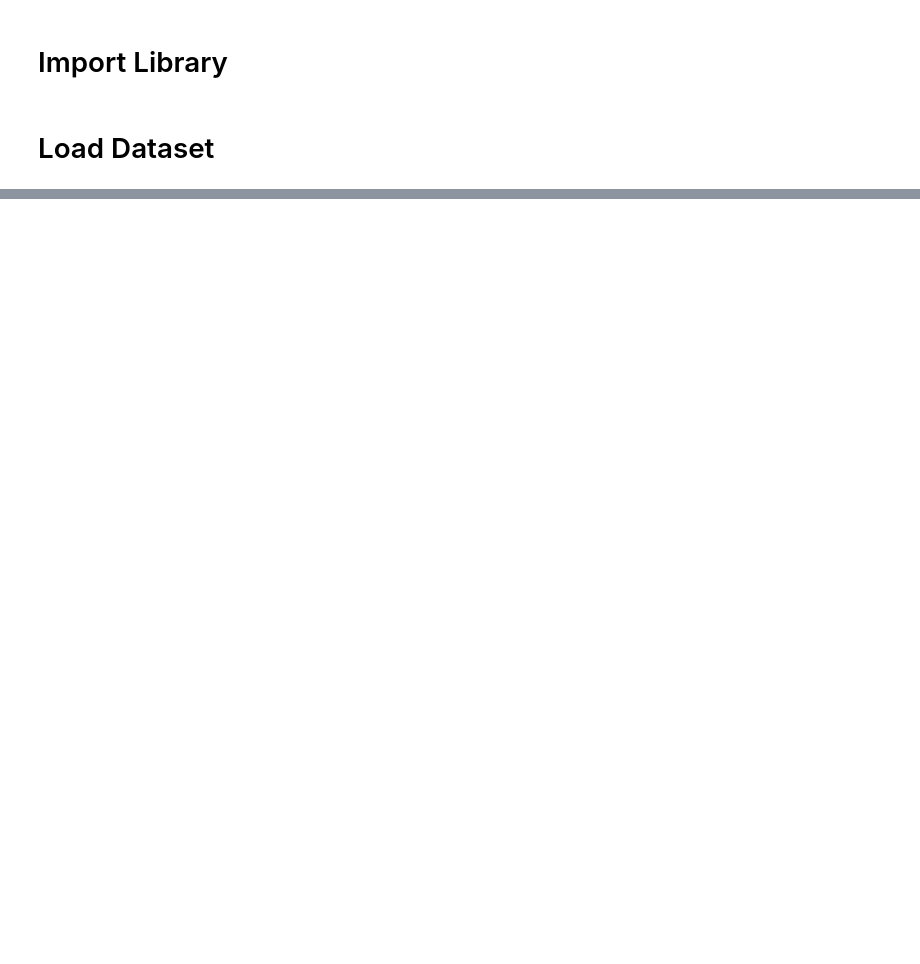
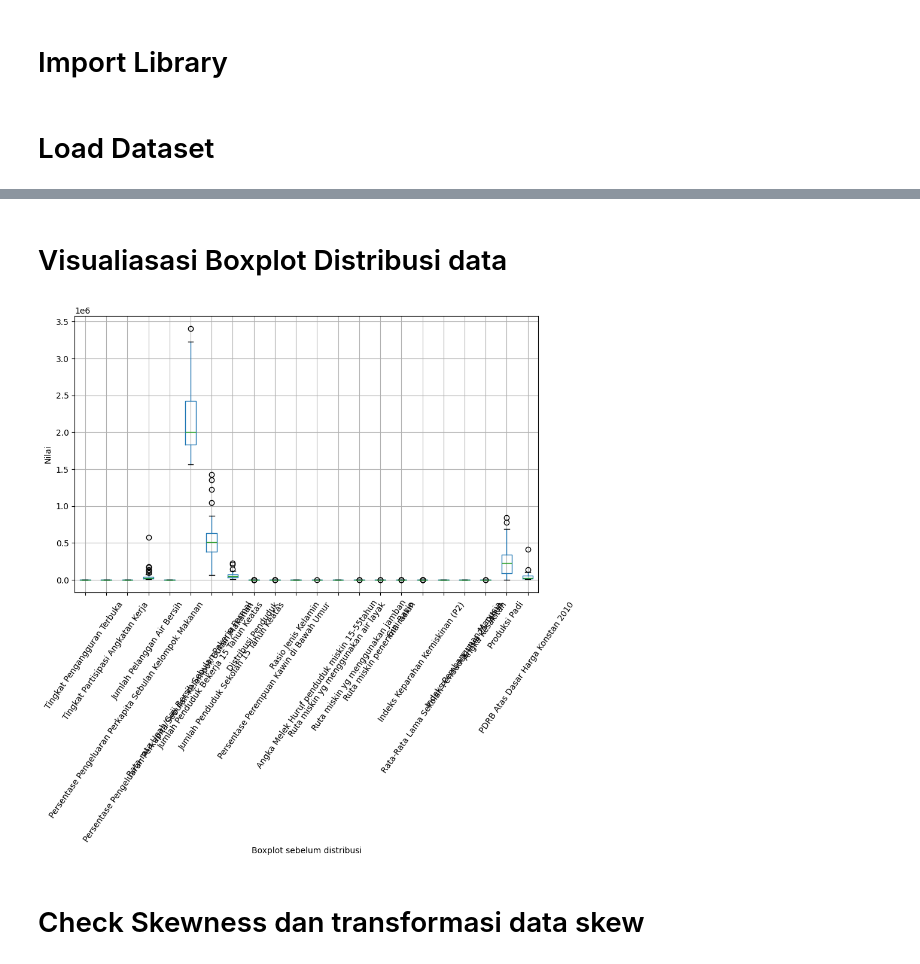
Before and after one commit to yowxy/Clustering-Based-on-Study-Case, a Jupyter notebook: index.ipynb, the cells around one changed output, grey strips where cells are left out. Drawn from its saved outputs; the diff is of its cells as text; code cells hidden in the pictures; blank space fills up the shorter version.

Commit message:
feat: add some visualisation

```diff
--- a/index.ipynb
+++ b/index.ipynb
@@ -33,0 +47,3 @@ data
+# %%
+data.fillna(data.mean(numeric_only=True), inplace=True)
+data.head()
@@ -33,0 +60,9 @@ data
+# %%
+nama_kabupaten = data['Kabupaten/Kota Se Jawa Timur']
+data_cluster = data.drop(columns=[ 'Kabupaten/Kota Se Jawa Timur'])
+
+print("Data setelah atribut kabupaten di hapus")
+display(data_cluster.head())
+
+print("Summary statistik")
+data_cluster.describe()
@@ -33,0 +89,12 @@ data
+# %% [markdown]
+# Visualiasasi Boxplot Distribusi data
+# %%
+plt.figure(figsize=(10, 6))
+data_cluster.boxplot(rot=55)
+plt.xlabel('Boxplot sebelum distribusi')
+plt.ylabel('Nilai')
+plt.show()
+# %% [output]
+[figure, added]
+# %% [markdown]
+# Check Skewness dan transformasi data skew
```
Also changed, not shown: parts of 12 cells of this notebook.
